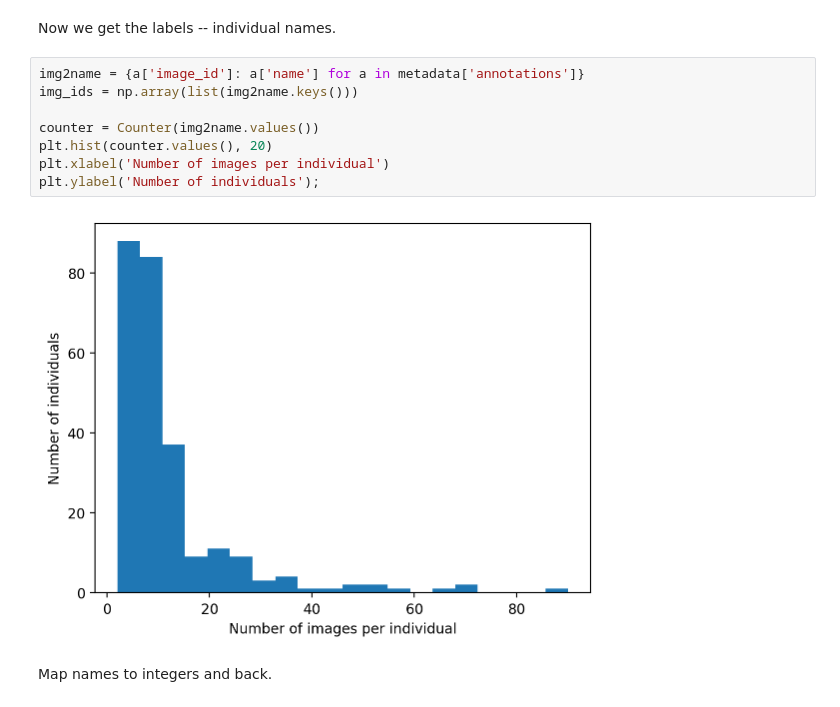
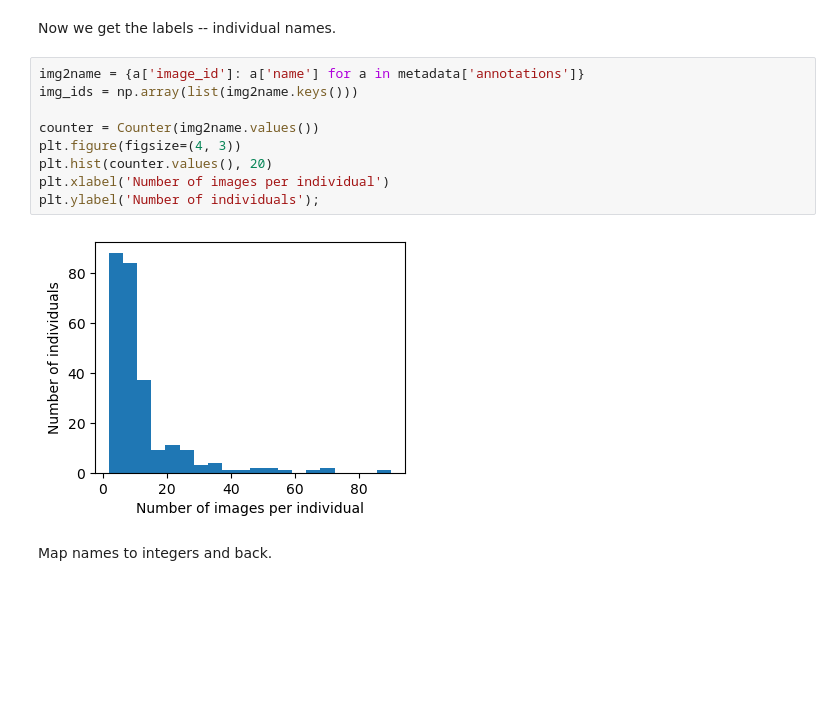
Before and after one commit to yoavram/DataSciPy, a Jupyter notebook: sessions/finetuning.ipynb, the cells around one changed output. Saved outputs shown, nothing was run; the diff lists cells and outputs as text; blank space fills up the shorter version.

```diff
--- a/sessions/finetuning.ipynb
+++ b/sessions/finetuning.ipynb
@@ -107,13 +107,14 @@ Now we get the labels -- individual names.
 # %%
 img2name = {a['image_id']: a['name'] for a in metadata['annotations']}
 img_ids = np.array(list(img2name.keys()))
 
 counter = Counter(img2name.values())
+plt.figure(figsize=(4, 3))
 plt.hist(counter.values(), 20)
 plt.xlabel('Number of images per individual')
 plt.ylabel('Number of individuals');
 # %% [output]
-[figure, old version]
+[figure, new version]
 # %% [markdown]
 Map names to integers and back.
 # %%
```
Also changed, not shown: parts of 11 cells of this notebook.
